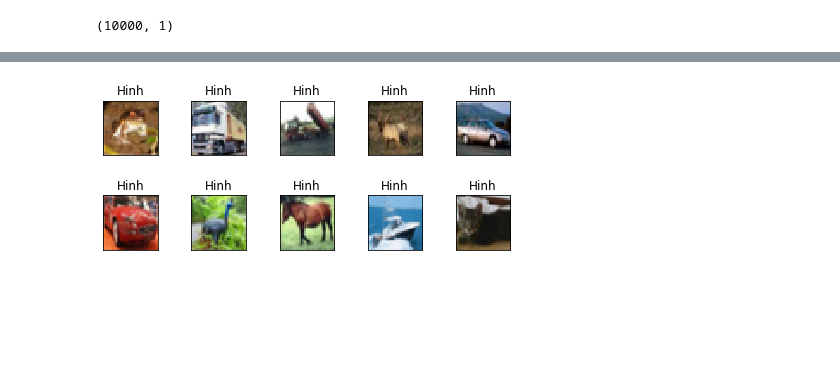
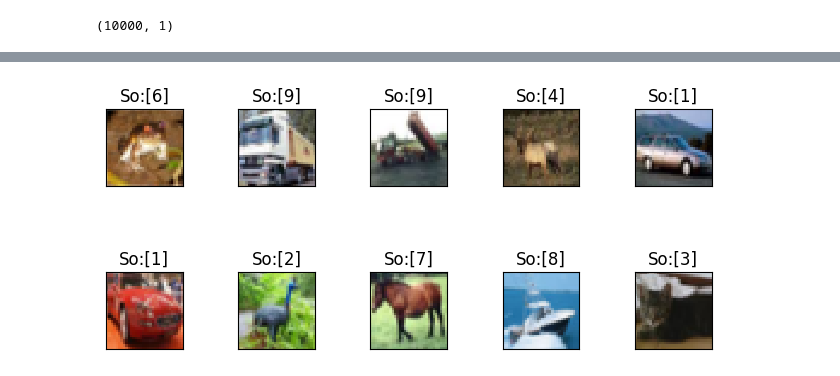
Before and after one commit to HoDinhKhanh/AI, a Jupyter notebook: cifar10.ipynb, the cells around one changed output, grey strips where cells are left out. Saved outputs shown, nothing was run; the diff lists cells and outputs as text; code cells hidden in the pictures; blank space fills up the shorter version.

```diff
--- a/cifar10.ipynb
+++ b/cifar10.ipynb
@@ -37,15 +37,13 @@ Hinh1 [8]
 # %%
-import matplotlib.pyplot as plt
 for i in range(10):
-  plt.subplot(3,5, i+1)
+  plt.subplot(3,5,i+1)  # 2 hàng 5 cột
   plt.tight_layout()
-  plt.imshow(x_train[i], cmap = 'gray', interpolation = 'none')
-  plt.title('Hinh'.format(y_train[i]))
-
+  plt.imshow(x_train[i],cmap='gray',interpolation='none')
+  plt.title("So:{}".format(y_train[i]))
   plt.xticks([])
   plt.yticks([])
 # %% [output]
-[figure, old version]
+[figure, new version]
 # %%
 from keras.models import Sequential
 from keras.layers import Dense
```
Also changed, not shown: parts of 6 cells of this notebook.
